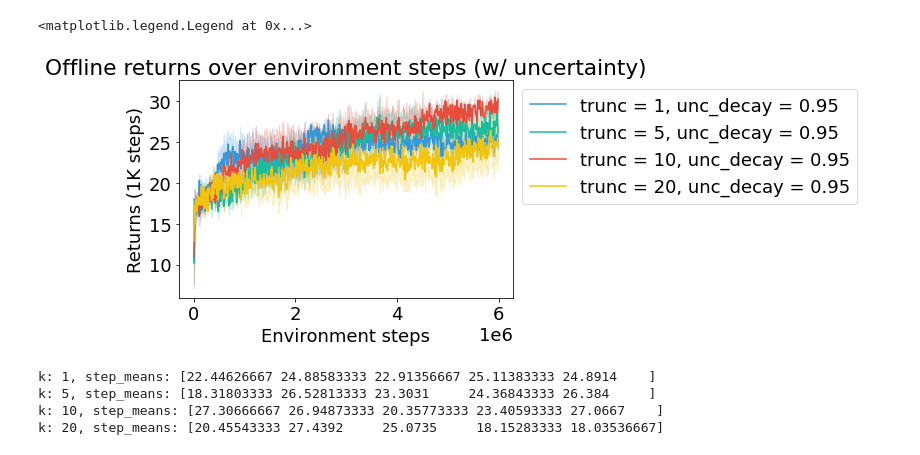
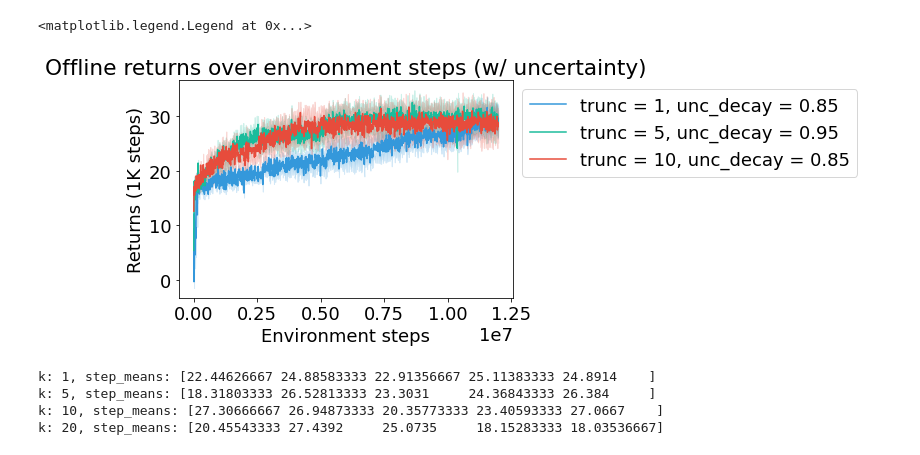
Before and after one commit to taodav/aux-inputs, a Jupyter notebook: analysis/plot_results_uf8_cnn.ipynb, the cells around one changed output. Cells and saved outputs as stored; diff of their text form; code cells hidden in the pictures.

```diff
--- a/analysis/plot_results_uf8_cnn.ipynb
+++ b/analysis/plot_results_uf8_cnn.ipynb
@@ -31,7 +31,9 @@ level = 8
 #     f'uf{level}m_cnn':  Path(ROOT_DIR, 'results', 'uf8_sweep_4m', f'uf{level}m_cnn'),
 #     f'uf{level}m_cnn_lstm':  Path(ROOT_DIR, 'results', 'uf8_sweep_4m', f'uf{level}m_cnn_lstm'),
 # }
-results_dir = Path(ROOT_DIR, 'results')
+# results_dir = Path(ROOT_DIR, 'results')
+results_dir = Path(ROOT_DIR, 'results', 'results_uf8_12m_hparam')
+
 # results_dir = Path(ROOT_DIR, 'results_full_uf8')
 
 all_paths = {
@@ -75,6 +77,9 @@ def process_dir(dir_path, split_by, w=10):
             args['arch'] = 'nn'
 
         if args['trunc'] > 10:
+            continue
+
+        if args['total_steps'] < 12e6:
             continue
 
 #         if args["arch"] == "cnn_lstm" and args["uncertainty_decay"] < 1.:
@@ -390,7 +403,7 @@ plot_info_trunc = {
     f'uf{level}m_cnn_lstm_trunc_5': {'color': turquoise, 'label': 'trunc = 5'},
     f'uf{level}m_cnn_lstm_trunc_10': {'color': alizarin, 'label': 'trunc = 10'},
 #     f'uf{level}m_cnn_lstm_trunc_15': {'color': turquoise, 'label': 'trunc = 15'},
-    f'uf{level}m_cnn_lstm_trunc_20': {'color': sunflower, 'label': 'trunc = 20'}
+#     f'uf{level}m_cnn_lstm_trunc_20': {'color': sunflower, 'label': 'trunc = 20'}
 
 }
 
@@ -484,35 +500,35 @@ plot_info_trunc_unfiltered = {
     f'uf{level}m_cnn_lstm_trunc_1': {'color': peter_river, 'label': f'trunc = 1, unc_decay = {all_best_trunc_unfiltered[f"uf{level}m_cnn_lstm_trunc_1"][0].uncertainty_decay}'},
     f'uf{level}m_cnn_lstm_trunc_5': {'color': turquoise, 'label': f'trunc = 5, unc_decay = {all_best_trunc_unfiltered[f"uf{level}m_cnn_lstm_trunc_5"][0].uncertainty_decay}'},
     f'uf{level}m_cnn_lstm_trunc_10': {'color': alizarin, 'label': f'trunc = 10, unc_decay = {all_best_trunc_unfiltered[f"uf{level}m_cnn_lstm_trunc_10"][0].uncertainty_decay}'},
 #     f'uf{level}m_cnn_lstm_trunc_15': {'color': alizarin, 'label': f'trunc = 10, unc_decay = {all_best_trunc_unfiltered[f"uf{level}m_cnn_lstm_trunc_10"][0].uncertainty_decay}'}
-    f'uf{level}m_cnn_lstm_trunc_20': {'color': sunflower, 'label': f'trunc = 20, unc_decay = {all_best_trunc_unfiltered[f"uf{level}m_cnn_lstm_trunc_20"][0].uncertainty_decay}'}
+#     f'uf{level}m_cnn_lstm_trunc_20': {'color': sunflower, 'label': f'trunc = 20, unc_decay = {all_best_trunc_unfiltered[f"uf{level}m_cnn_lstm_trunc_20"][0].uncertainty_decay}'}
 
 }
 
 
 fig, ax = plt.figure(), plt.axes()
 
 
 for k, info in plot_info_trunc_unfiltered.items():
     data = all_mapped_data_trunc_unfiltered[k]
     key = info['label']
     color = info['color']
     x = np.arange(data.shape[1]) * steps_per_eval
 
     means = data.mean(axis=0)
     std_err = data.std(axis=0) / np.sqrt(data.shape[0])
 
     ax.plot(x, means, label=key, color=color)
     plt.fill_between(x, means - std_err, means + std_err,
                          color=color, alpha=0.2)
 
 ax.set_xlabel('Environment steps')
 ax.set_ylabel(f"Returns (1K steps)")
 ax.set_title(f'Offline returns over environment steps (w/ uncertainty)')
 plt.legend(bbox_to_anchor=(1.00, 1), loc='upper left')
 # %% [output]
 <matplotlib.legend.Legend at 0x...>
-[figure, old version]
+[figure, new version]
 # %%
 fig, ax = plt.figure(), plt.axes()
 
```
Also changed, not shown: parts of 8 cells of this notebook, 32 other files.
